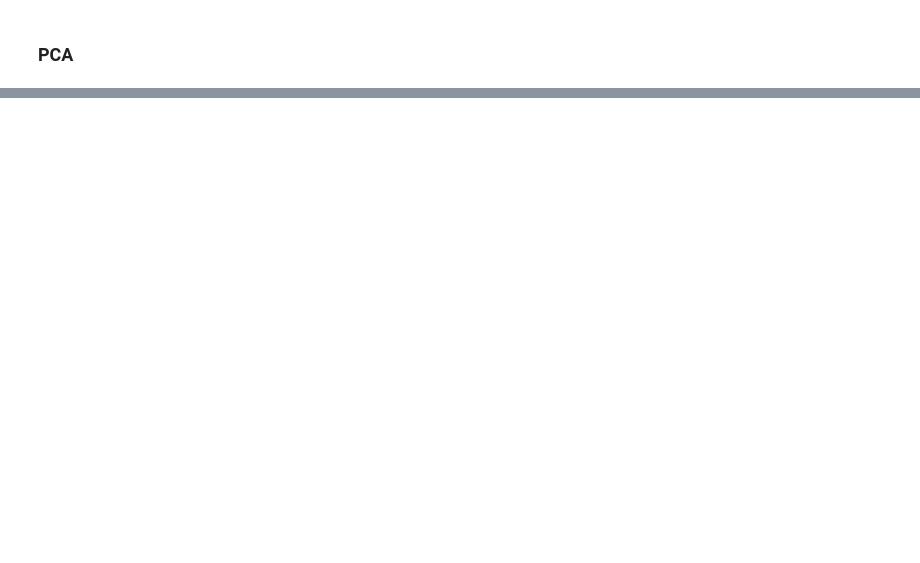
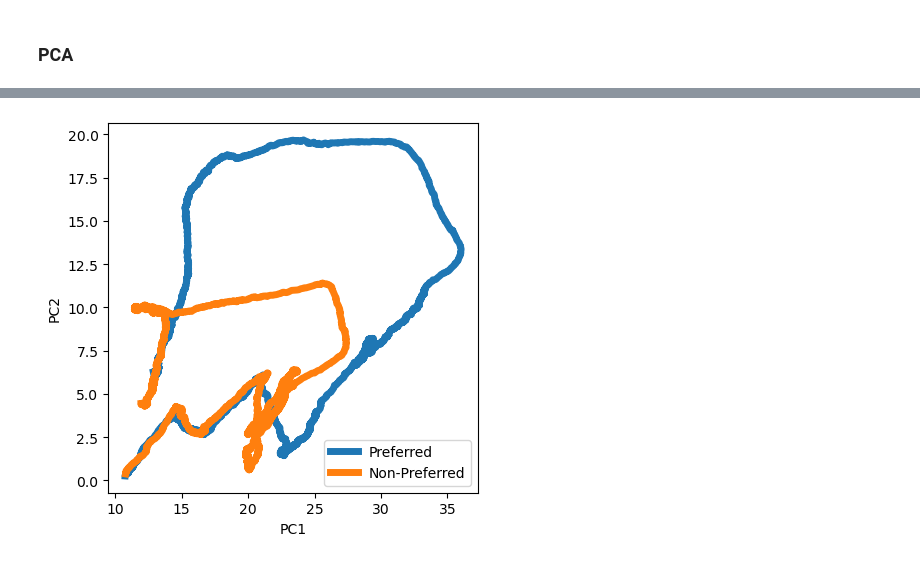
Before and after one commit to nasserqadri/pca-state-space-trajectories, a Jupyter notebook: PCA and State-Space trajectories.ipynb, the cells around one changed output, grey strips where cells are left out. Saved outputs shown, nothing was run; the diff lists cells and outputs as text; code cells hidden in the pictures; blank space fills up the shorter version.

```diff
--- a/PCA and State-Space trajectories.ipynb
+++ b/PCA and State-Space trajectories.ipynb
@@ -123,5 +137,10 @@ plt.show()
 # %%
-plt.plot(pc_preferred[0,:], pc_preferred[1,:])
-plt.plot(pc_non_preferred[0,:], pc_non_preferred[1,:])
-
+plt.plot(pc_preferred[0,:], pc_preferred[1,:], linewidth=5, label='Preferred')
+plt.plot(pc_non_preferred[0,:], pc_non_preferred[1,:], linewidth=5, label='Non-Preferred')
+plt.xlabel('PC1')
+plt.ylabel('PC2')
+plt.gca().set_aspect(1/plt.gca().get_data_ratio())
+plt.legend()
 plt.show()
+# %% [output]
+[figure, added]
```
Also changed, not shown: parts of 9 cells of this notebook, 1 other file.
